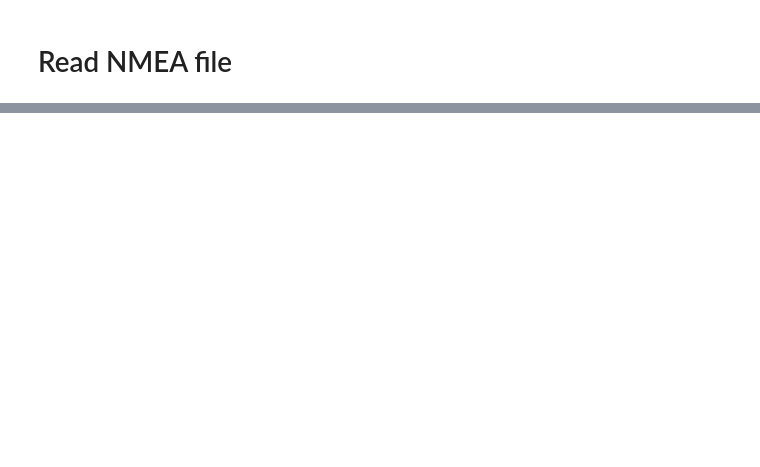
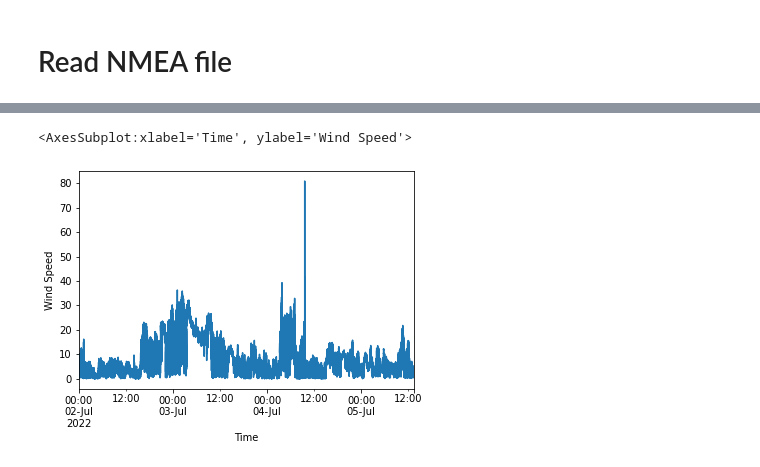
Before and after one commit to cioos-siooc/ocean-data-parser, a Jupyter notebook: notebooks/nmea_example.ipynb, the cells around one changed output, grey strips where cells are left out. Cells and saved outputs as stored; diff of their text form; code cells hidden in the pictures; blank space fills up the shorter version.

```diff
--- a/notebooks/nmea_example.ipynb
+++ b/notebooks/nmea_example.ipynb
@@ -92,0 +103,6 @@ df_5min['air_temp'].astype(float).plot(xlabel='Time',ylabel='Air Temperature')
+# %%
+# Plot data
+df_resampled["wind_speed"].plot(xlabel="Time", ylabel="Wind Speed")
+# %% [output]
+<AxesSubplot:xlabel='Time', ylabel='Wind Speed'>
+[figure, added]
```
Also changed, not shown: parts of 34 cells of this notebook.
